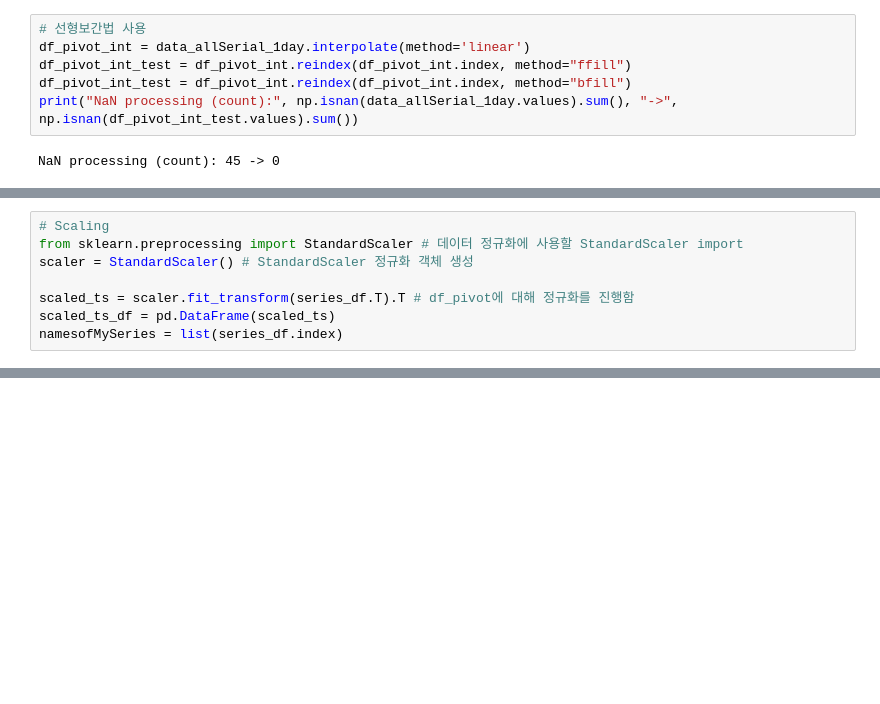
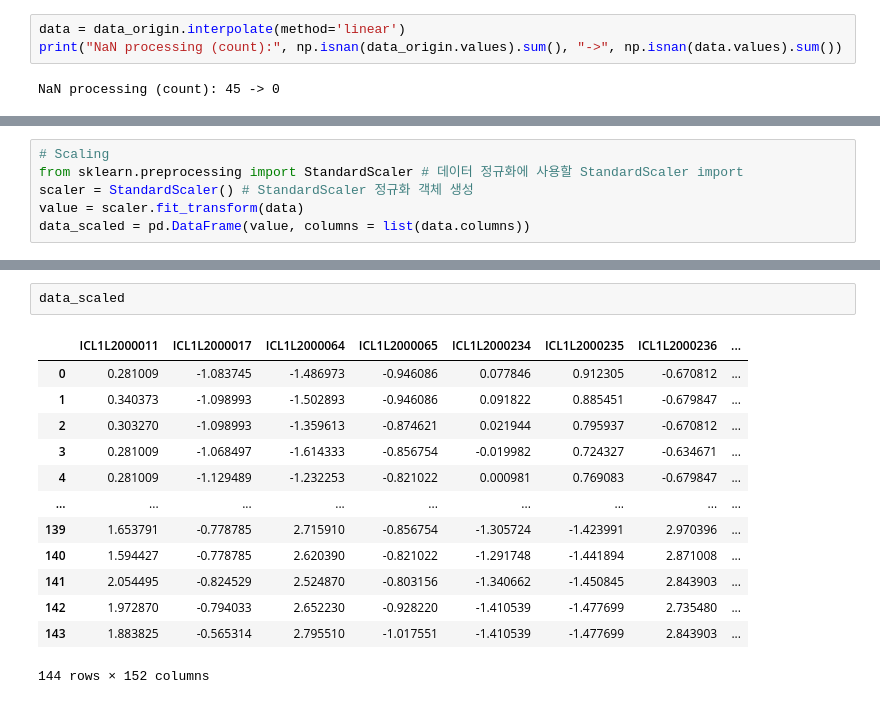
Before and after one commit to CLUSTKETI/SejongUniv2022, a Jupyter notebook: clustering/Time_Series_1day_Clustering.jw.ipynb, the cells around one changed output, grey strips where cells are left out. Saved outputs shown, nothing was run; the diff lists cells and outputs as text; blank space fills up the shorter version.

```diff
--- a/clustering/Time_Series_1day_Clustering.jw.ipynb
+++ b/clustering/Time_Series_1day_Clustering.jw.ipynb
@@ -62,10 +65,7 @@ plt.tight_layout()
 # %% [markdown]
 #  2. 각 컬럼 데이터 NaN 데이터 처리
 # %%
-# 선형보간법 사용
-df_pivot_int = data_allSerial_1day.interpolate(method='linear')
-df_pivot_int_test = df_pivot_int.reindex(df_pivot_int.index, method="ffill")
-df_pivot_int_test = df_pivot_int.reindex(df_pivot_int.index, method="bfill")
-print("NaN processing (count):", np.isnan(data_allSerial_1day.values).sum(), "->", np.isnan(df_pivot_int_test.values).sum())
+data = data_origin.interpolate(method='linear')
+print("NaN processing (count):", np.isnan(data_origin.values).sum(), "->", np.isnan(data.values).sum())
 # %% [output]
 NaN processing (count): 45 -> 0
@@ -87,7 +73,5 @@ series_df.head()
 # Scaling
 from sklearn.preprocessing import StandardScaler # 데이터 정규화에 사용할 StandardScaler import
 scaler = StandardScaler() # StandardScaler 정규화 객체 생성
-
-scaled_ts = scaler.fit_transform(series_df.T).T # df_pivot에 대해 정규화를 진행함
-scaled_ts_df = pd.DataFrame(scaled_ts)
-namesofMySeries = list(series_df.index)
+value = scaler.fit_transform(data)
+data_scaled = pd.DataFrame(value, columns = list(data.columns))
@@ -131,0 +78,16 @@ Init 1
+# %%
+data_scaled
+# %% [output]
+|  | ICL1L2000011 | ICL1L2000017 | ICL1L2000064 | ICL1L2000065 | ICL1L2000234 | ICL1L2000235 | ICL1L2000236 | ... |
+| 0 | 0.281009 | -1.083745 | -1.486973 | -0.946086 | 0.077846 | 0.912305 | -0.670812 | ... |
+| 1 | 0.340373 | -1.098993 | -1.502893 | -0.946086 | 0.091822 | 0.885451 | -0.679847 | ... |
+| 2 | 0.303270 | -1.098993 | -1.359613 | -0.874621 | 0.021944 | 0.795937 | -0.670812 | ... |
+| 3 | 0.281009 | -1.068497 | -1.614333 | -0.856754 | -0.019982 | 0.724327 | -0.634671 | ... |
+| 4 | 0.281009 | -1.129489 | -1.232253 | -0.821022 | 0.000981 | 0.769083 | -0.679847 | ... |
+| ... | ... | ... | ... | ... | ... | ... | ... | ... |
+| 139 | 1.653791 | -0.778785 | 2.715910 | -0.856754 | -1.305724 | -1.423991 | 2.970396 | ... |
+| 140 | 1.594427 | -0.778785 | 2.620390 | -0.821022 | -1.291748 | -1.441894 | 2.871008 | ... |
+| 141 | 2.054495 | -0.824529 | 2.524870 | -0.803156 | -1.340662 | -1.450845 | 2.843903 | ... |
+| 142 | 1.972870 | -0.794033 | 2.652230 | -0.928220 | -1.410539 | -1.477699 | 2.735480 | ... |
+| 143 | 1.883825 | -0.565314 | 2.795510 | -1.017551 | -1.410539 | -1.477699 | 2.843903 | ... |
+144 rows × 152 columns
```
Also changed, not shown: parts of 23 cells of this notebook, 2 other files.
